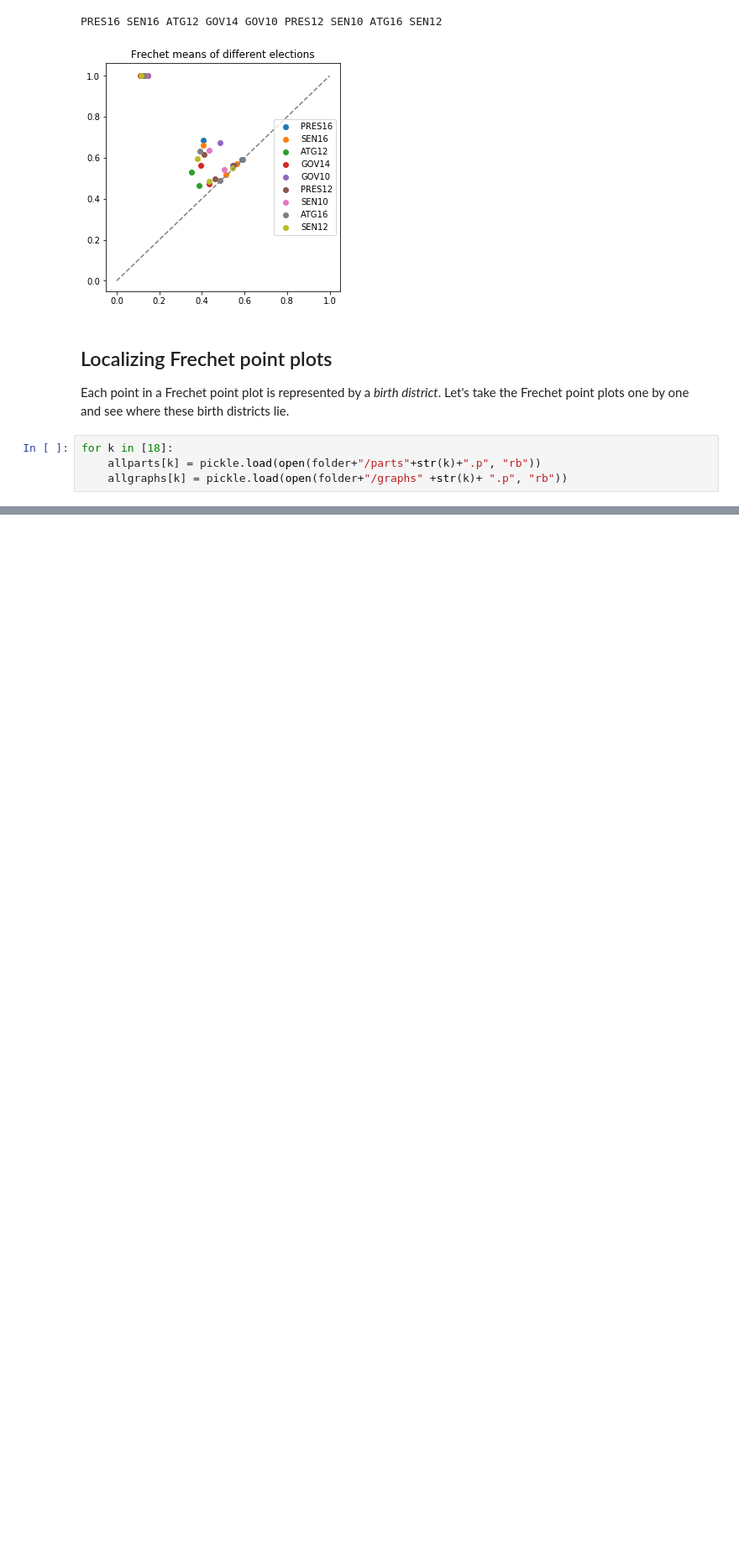
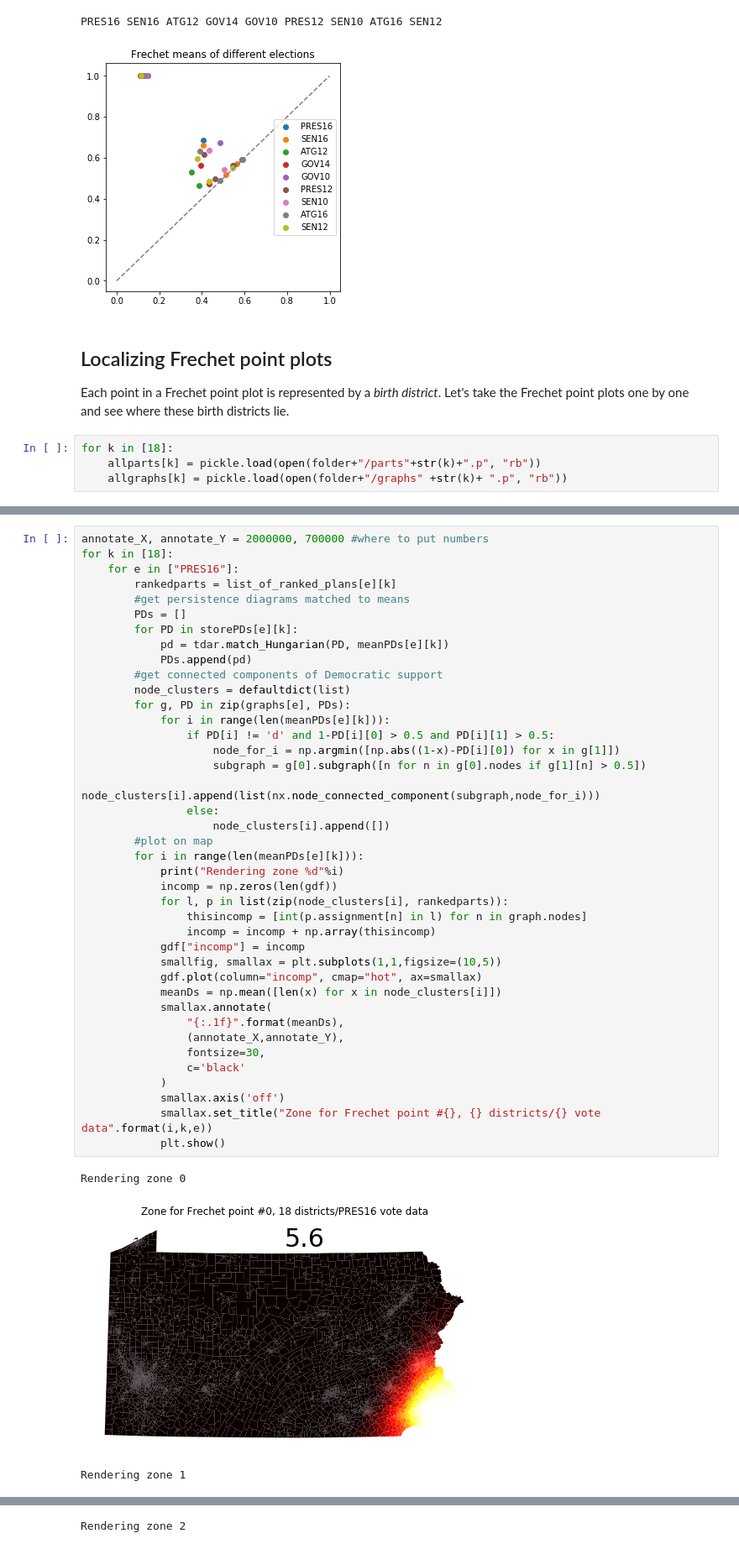
Before and after one commit to mggg/TDA-redistricting, a Jupyter notebook: make_graphics.ipynb, the cells around one changed output, grey strips where cells are left out. Shown: that part at 84% size. Drawn from its saved outputs; the diff is of its cells as text; blank space fills up the shorter version.

```diff
--- a/make_graphics.ipynb
+++ b/make_graphics.ipynb
@@ -241,0 +251,44 @@ Rendering component 2
+# %%
+annotate_X, annotate_Y = 2000000, 700000 #where to put numbers
+for k in [18]:
+    for e in ["PRES16"]:
+        rankedparts = list_of_ranked_plans[e][k]
+        #get persistence diagrams matched to means
+        PDs = []
+        for PD in storePDs[e][k]:
+            pd = tdar.match_Hungarian(PD, meanPDs[e][k])
+            PDs.append(pd)
+        #get connected components of Democratic support
+        node_clusters = defaultdict(list)
+        for g, PD in zip(graphs[e], PDs):
+            for i in range(len(meanPDs[e][k])):
+                if PD[i] != 'd' and 1-PD[i][0] > 0.5 and PD[i][1] > 0.5:
+                    node_for_i = np.argmin([np.abs((1-x)-PD[i][0]) for x in g[1]])
+                    subgraph = g[0].subgraph([n for n in g[0].nodes if g[1][n] > 0.5])
+                    node_clusters[i].append(list(nx.node_connected_component(subgraph,node_for_i)))
+                else:
+                    node_clusters[i].append([])
+        #plot on map
+        for i in range(len(meanPDs[e][k])):
+            print("Rendering zone %d"%i)
+            incomp = np.zeros(len(gdf))
+            for l, p in list(zip(node_clusters[i], rankedparts)):
+                thisincomp = [int(p.assignment[n] in l) for n in graph.nodes]
+                incomp = incomp + np.array(thisincomp)
+            gdf["incomp"] = incomp
+            smallfig, smallax = plt.subplots(1,1,figsize=(10,5))
+            gdf.plot(column="incomp", cmap="hot", ax=smallax)
+            meanDs = np.mean([len(x) for x in node_clusters[i]])
+            smallax.annotate(
+                "{:.1f}".format(meanDs),
+                (annotate_X,annotate_Y),
+                fontsize=30,
+                c='black'
+            )
+            smallax.axis('off')
+            smallax.set_title("Zone for Frechet point #{}, {} districts/{} vote data".format(i,k,e))
+            plt.show()
+# %% [output]
+Rendering zone 0
+[figure, added]
+Rendering zone 1
@@ -241,0 +296 @@ Rendering component 2
+Rendering zone 2
```
Also changed, not shown: parts of 4 cells of this notebook.
